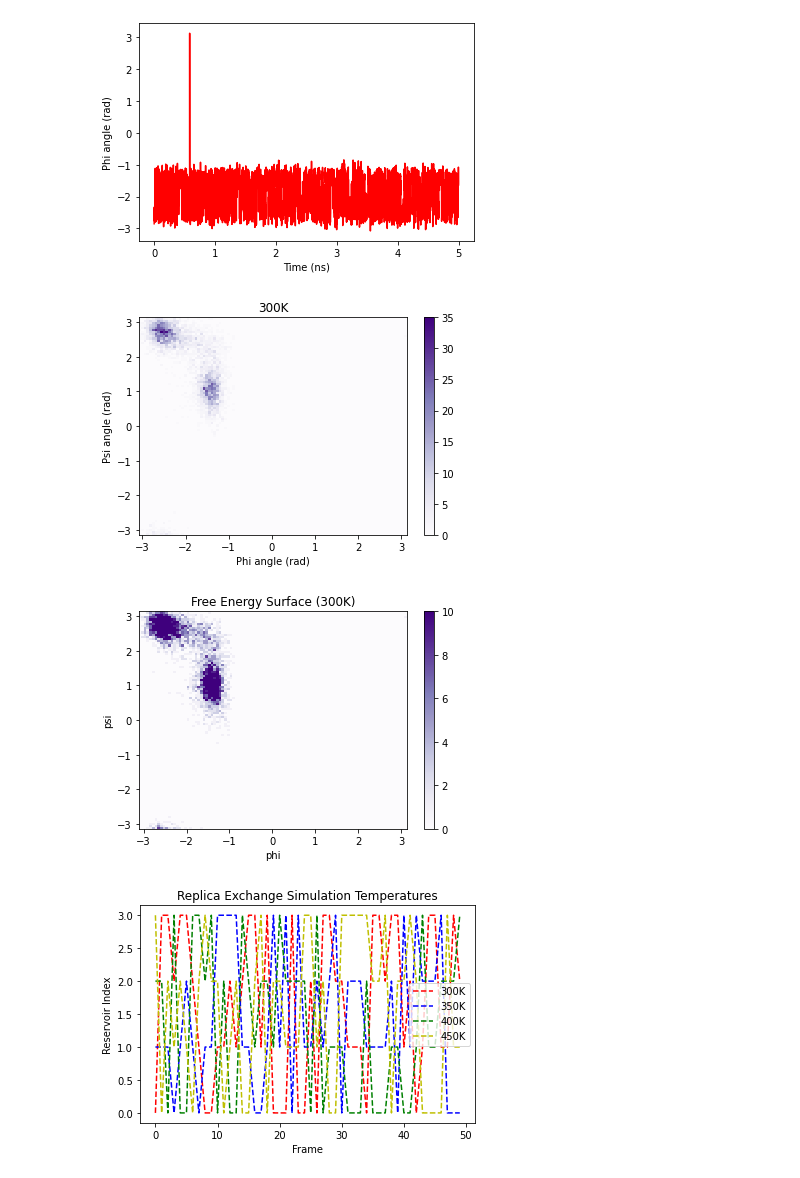
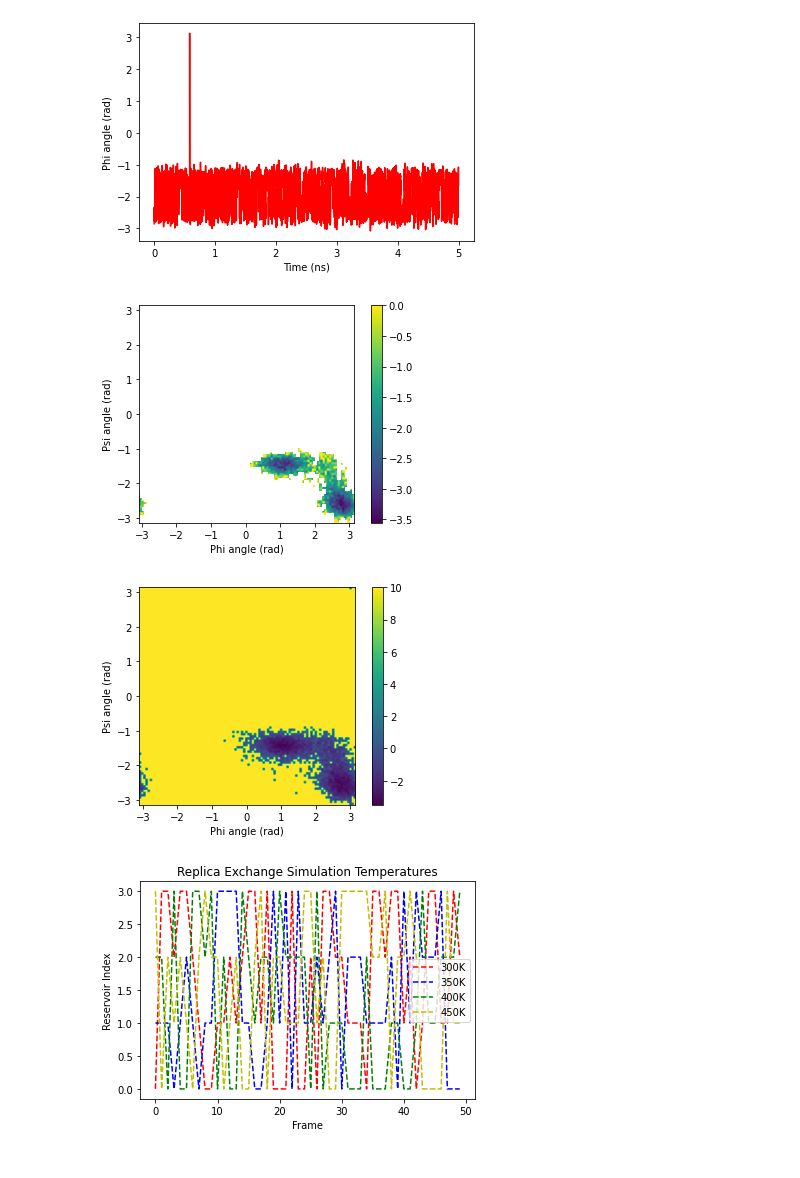
Before and after one commit to ac7407/comp-lab-class, a Jupyter notebook: Week5/Week 5 Analysis.ipynb, the cells around one changed output. Drawn from its saved outputs; the diff is of its cells as text; code cells hidden in the pictures.

```diff
--- a/Week5/Week 5 Analysis.ipynb
+++ b/Week5/Week 5 Analysis.ipynb
@@ -28,16 +28,17 @@ plt.show()
 [figure]
 [figure]
 # %%
-# create 2d histogram of psi and phi angles
-# use 100 bins in each dimension
-plt.hist2d(phi[1][:,0], psi[1][:,0], bins=100, cmap='Purples')
+# plot 2D histogram of phi and psi angles and take negative log of the histogram
+hist, xedges, yedges = np.histogram2d(phi[1][:,0], psi[1][:,0], bins=100)
+fes = -np.log(hist)
+
+plt.imshow(fes, origin='lower', extent=[xedges[0], xedges[-1], yedges[0], yedges[-1]])
 plt.xlabel('Phi angle (rad)')
 plt.ylabel('Psi angle (rad)')
-plt.title('300K')
 plt.colorbar()
 plt.show()
 # %% [output]
-[figure, old version]
+[figure, new version]
 # %%
 # plot free energy surface in phi/psi space (compute 2d histogram) and plot the log of the histogram
 # load trajectory file
@@ -47,17 +48,22 @@ traj = md.load('/home/ac7407/comp-class/comp-lab-class/Week5/T300/adp_exchange4t
 phi = md.compute_phi(traj)
 psi = md.compute_psi(traj)
 
-# create 2d histogram of psi and phi angles
+# create 2d histogram of psi and phi angles using np.histogram2d
 # use 100 bins in each dimension
+hist, xedges, yedges = np.histogram2d(phi[1][:,0], psi[1][:,0], bins=100)
+fes = -np.log(hist)
+
 # set maximum free energy to 10 kT
-plt.hist2d(phi[1][:,0], psi[1][:,0], bins=100, cmap='Purples', vmax=10)
-plt.xlabel('phi')
-plt.ylabel('psi')
-plt.title("Free Energy Surface (300K)")
+fes[fes>10] = 10
+
+# plot free energy surface
+plt.imshow(fes, origin='lower', extent=[xedges[0], xedges[-1], yedges[0], yedges[-1]])
+plt.xlabel('Phi angle (rad)')
+plt.ylabel('Psi angle (rad)')
 plt.colorbar()
 plt.show()
 # %% [output]
-[figure, old version]
+[figure, new version]
 # %%
 # create temperature replica exchange simulation plots
 # open replica_temp.xvg file
```
Also changed, not shown: parts of 1 cell of this notebook.
